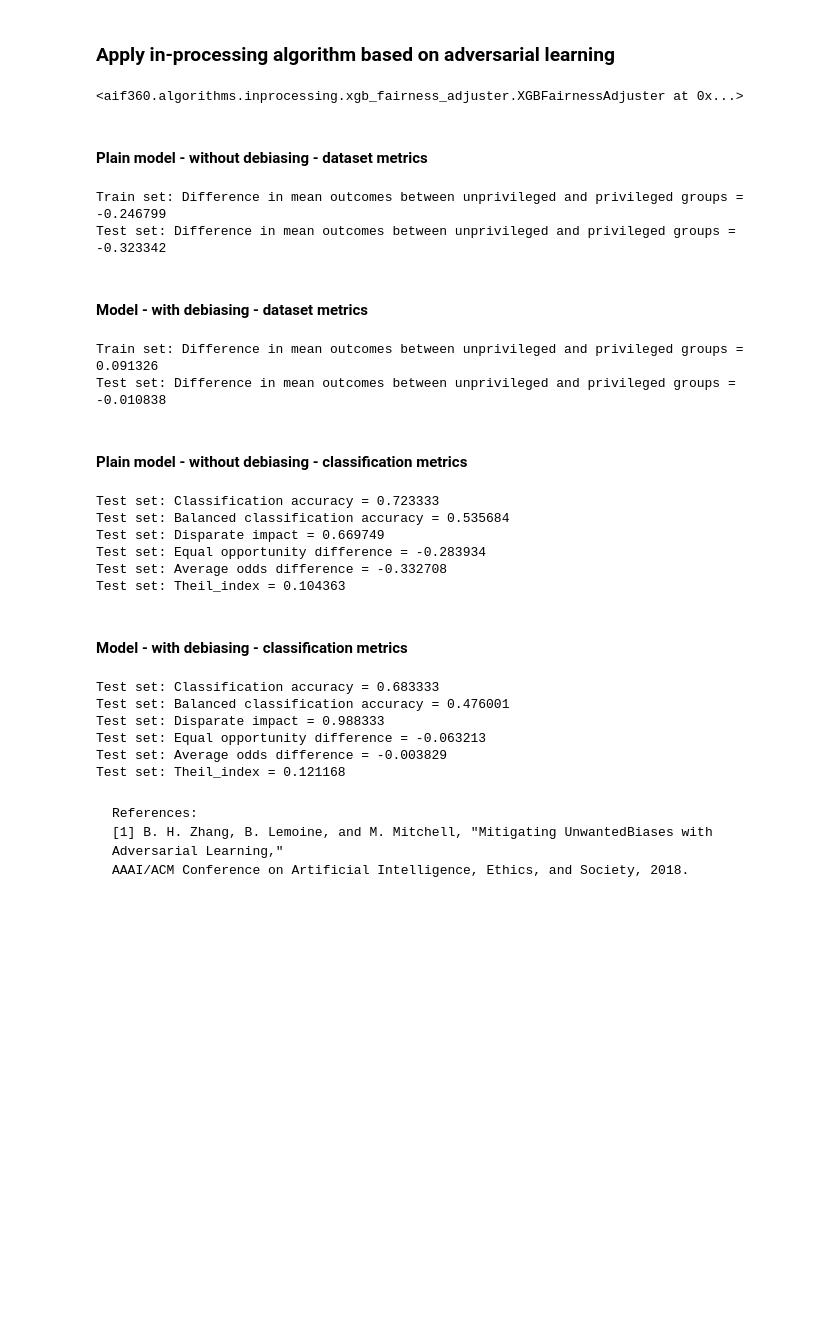
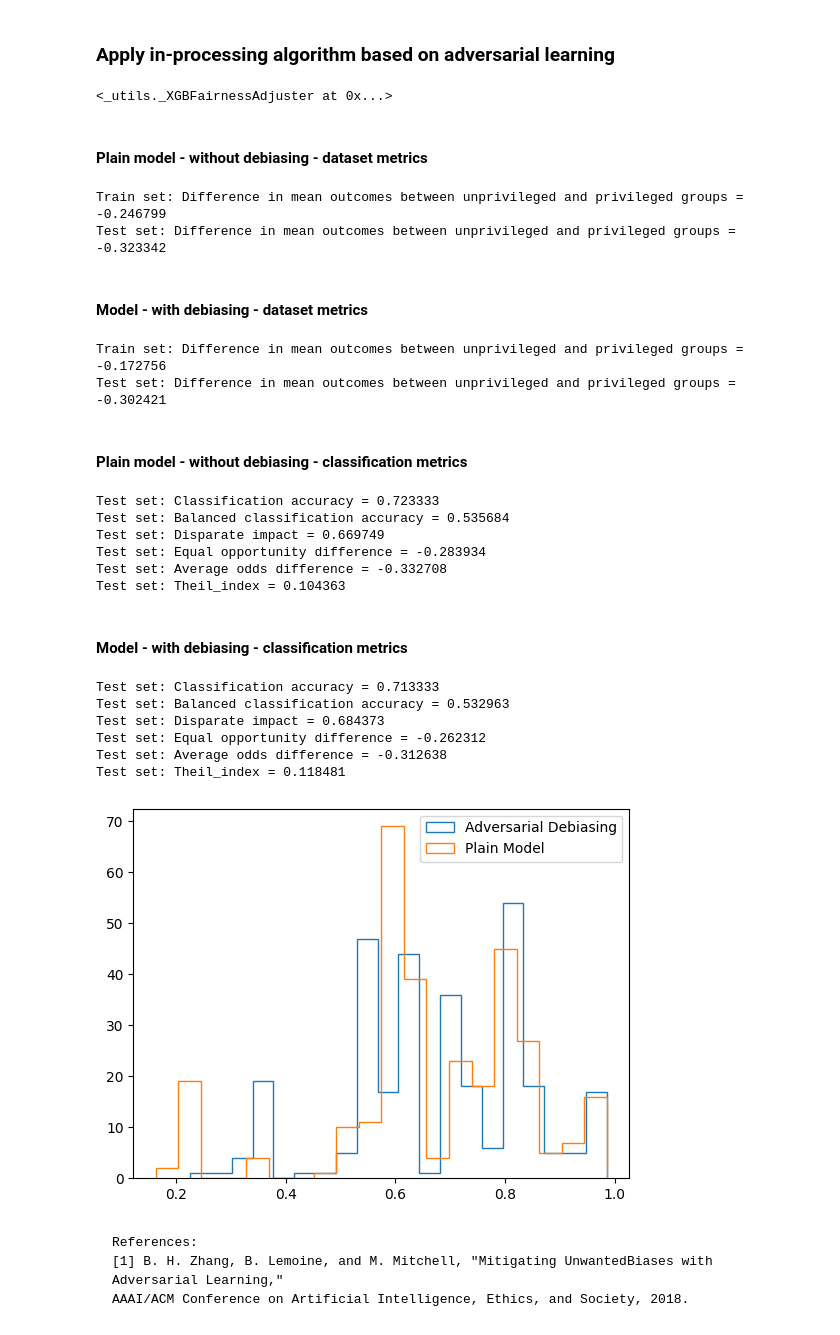
Before and after one commit to eberhard-leander/AIF360_dev, a Jupyter notebook: examples/2_2_demo_xgb_adjuster_german.ipynb, the cells around one changed output. Cells and saved outputs as stored; diff of their text form; code cells hidden in the pictures; blank space fills up the shorter version.

Commit message:
adding xgb implementation through group cv

```diff
--- a/examples/2_2_demo_xgb_adjuster_german.ipynb
+++ b/examples/2_2_demo_xgb_adjuster_german.ipynb
@@ -91,7 +94,9 @@ Test set: Difference in mean outcomes between unprivileged and privileged groups
 # %% [markdown]
 ### Learn plan classifier without debiasing
 # %%
-plain_model = XGBFairnessAdjuster(
+from _utils import _XGBFairnessAdjuster
+
+plain_model = _XGBFairnessAdjuster(
     unprivileged_groups=unprivileged_groups,
     privileged_groups=privileged_groups,
     seed=1234,
@@ -172,17 +177,20 @@ Test set: Theil_index = 0.104363
 # %% [markdown]
 ### Apply in-processing algorithm based on adversarial learning
 # %%
-debiased_model = XGBFairnessAdjuster(
+from _utils import _XGBFairnessAdjuster
+
+debiased_model = _XGBFairnessAdjuster(
     unprivileged_groups=unprivileged_groups,
     privileged_groups=privileged_groups,
     seed=1234,
     debias=True,
-    adversary_loss_weight=190,
+    adversary_loss_weight=10,
+    debug=False,
 )
 # %%
 debiased_model.fit(dataset_orig_train)
 # %% [output]
-<aif360.algorithms.inprocessing.xgb_fairness_adjuster.XGBFairnessAdjuster at 0x...>
+<_utils._XGBFairnessAdjuster at 0x...>
 # %%
 # Apply the plain model to test data
 dataset_debiasing_train = debiased_model.predict(dataset_orig_train)
@@ -281,8 +289,8 @@ print("Test set: Theil_index = %f" % classified_metric_debiasing_test.theil_inde
 Train set: Difference in mean outcomes between unprivileged and privileged groups = -0.246799
 Test set: Difference in mean outcomes between unprivileged and privileged groups = -0.323342
 #### Model - with debiasing - dataset metrics
-Train set: Difference in mean outcomes between unprivileged and privileged groups = 0.091326
-Test set: Difference in mean outcomes between unprivileged and privileged groups = -0.010838
+Train set: Difference in mean outcomes between unprivileged and privileged groups = -0.172756
+Test set: Difference in mean outcomes between unprivileged and privileged groups = -0.302421
 #### Plain model - without debiasing - classification metrics
 Test set: Classification accuracy = 0.723333
 Test set: Balanced classification accuracy = 0.535684
@@ -291,12 +299,25 @@ Test set: Equal opportunity difference = -0.283934
 Test set: Average odds difference = -0.332708
 Test set: Theil_index = 0.104363
 #### Model - with debiasing - classification metrics
-Test set: Classification accuracy = 0.683333
-Test set: Balanced classification accuracy = 0.476001
-Test set: Disparate impact = 0.988333
-Test set: Equal opportunity difference = -0.063213
-Test set: Average odds difference = -0.003829
-Test set: Theil_index = 0.121168
+Test set: Classification accuracy = 0.713333
+Test set: Balanced classification accuracy = 0.532963
+Test set: Disparate impact = 0.684373
+Test set: Equal opportunity difference = -0.262312
+Test set: Average odds difference = -0.312638
+Test set: Theil_index = 0.118481
+# %%
+import matplotlib.pyplot as plt
+
+bins = 20
+probs_ad = debiased_model.predict_proba(dataset_orig_test)
+base_probs = plain_model.predict_proba(dataset_orig_test)
+# plt.hist(adjusted_probs, bins=bins, histtype="step", label="Fairness Adjuster")
+plt.hist(probs_ad, bins=bins, histtype="step", label="Adversarial Debiasing")
+plt.hist(base_probs, bins=bins, histtype="step", label="Plain Model")
+plt.legend()
+plt.show()
+# %% [output]
+[figure, added]
 # %% [markdown]
 
     References:
```
Also changed, not shown: parts of 2 cells of this notebook, 5 other files.
